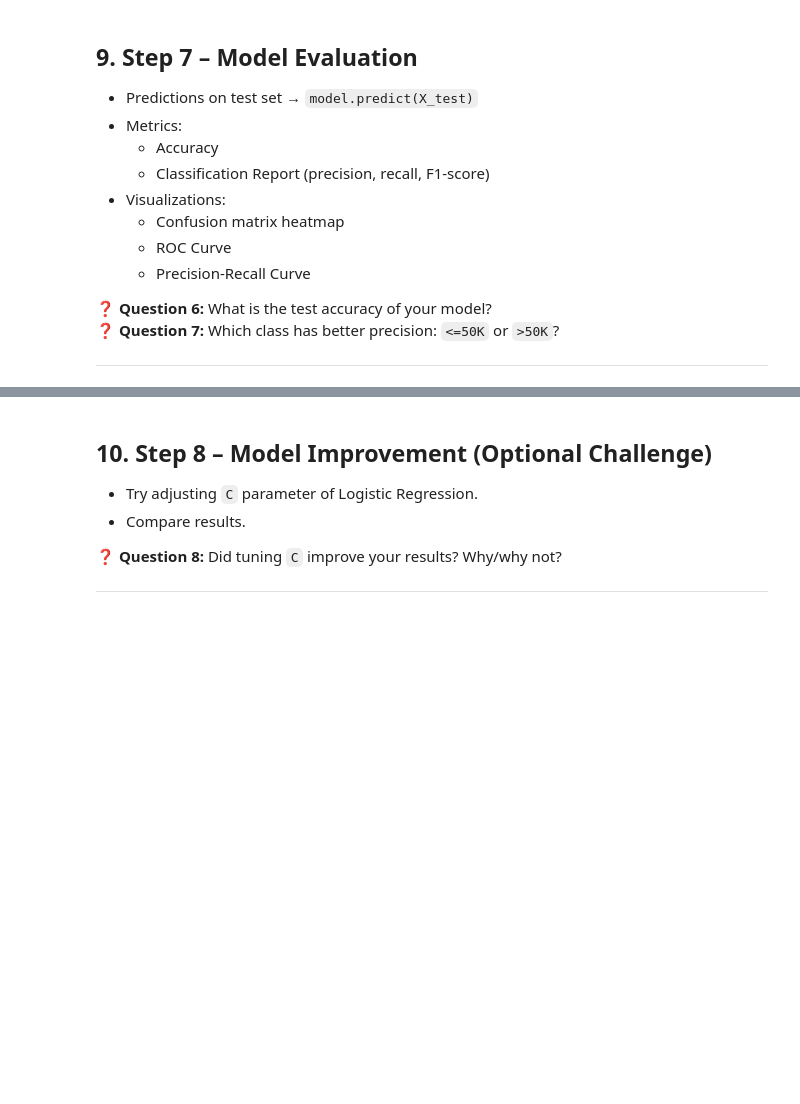
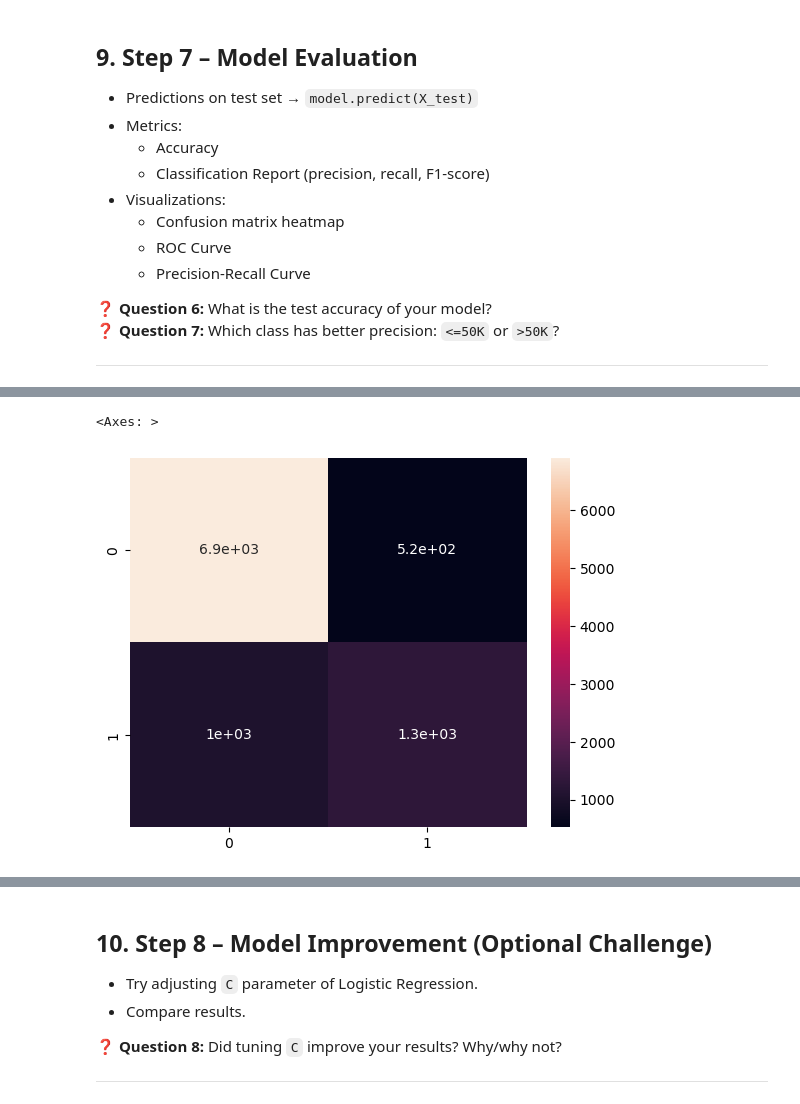
Before and after one commit to LittleVigney/COMPX310, a Jupyter notebook: Lab/Lab3/Lab3.ipynb, the cells around one changed output, grey strips where cells are left out. Saved outputs shown, nothing was run; the diff lists cells and outputs as text; code cells hidden in the pictures; blank space fills up the shorter version.

```diff
--- a/Lab/Lab3/Lab3.ipynb
+++ b/Lab/Lab3/Lab3.ipynb
@@ -350,8 +356,15 @@ Index(['education', 'marital-status', 'relationship', 'race', 'gender'], dtype='
 # %%
 # Preprocessing: OneHot for categorical, StandardScaler for numerical (Use ColumnTransformer)
-
+preprocess = ColumnTransformer(transformers=[
+    ('num', StandardScaler(), numeric_cols),
+    ('cat', OneHotEncoder(drop="first", handle_unknown="ignore"), categorical_cols)
+])
 
 # Final pipeline with Logistic Regression (Use Pipeline)
+pipeline_model = Pipeline([
+    ('preprocessor_model', preprocess),
+    ('classify_model', LogisticRegression(random_state=6327))
+])
 # %% [markdown]
 ## 7. Step 5 – Train/Test Split
 - Use `train_test_split` (80/20 split).
@@ -360,6 +373,7 @@ Index(['education', 'marital-status', 'relationship', 'race', 'gender'], dtype='
 ---
 # %%
 #Split Data into Training and Testing
+X_training, X_test, y_training, y_test = train_test_split(X, y, test_size=0.2, random_state=6327, stratify=y)
 # %% [markdown]
 ## 8. Step 6 – Model Training
 - Use `LogisticRegression()` from sklearn.
@@ -371,2 +387,6 @@ Index(['education', 'marital-status', 'relationship', 'race', 'gender'], dtype='
 # %%
 # Tarin Logistic Regression Model
+pipeline_model.fit(X_training, y_training)
+
+X_transformed = preprocess.transform(X)
+print(X_transformed.shape)
@@ -388,8 +414,11 @@ Index(['education', 'marital-status', 'relationship', 'race', 'gender'], dtype='
 # %%
 # Prediction on Test Score
-
+predict_res = pipeline_model.predict(X_test)
 
 # Accuracy Score
-
+accuracy_score = accuracy_score(y_pred=predict_res, y_true=y_test)
+print(f"Accuracy score is: {accuracy_score}")
 
 # Classification Resport
+print("Classification report:")
+print(classification_report(y_test, predict_res))
@@ -396,4 +436,9 @@ Index(['education', 'marital-status', 'relationship', 'race', 'gender'], dtype='
 # %%
 # Visualizar Confusion Matrix
+cm = confusion_matrix(y_test, predict_res)
+sns.heatmap(cm, annot=True)
+# %% [output]
+<Axes: >
+[figure, added]
 # %%
 #Plot ROC Curve
```
Also changed, not shown: parts of 14 cells of this notebook, 3 other files.
